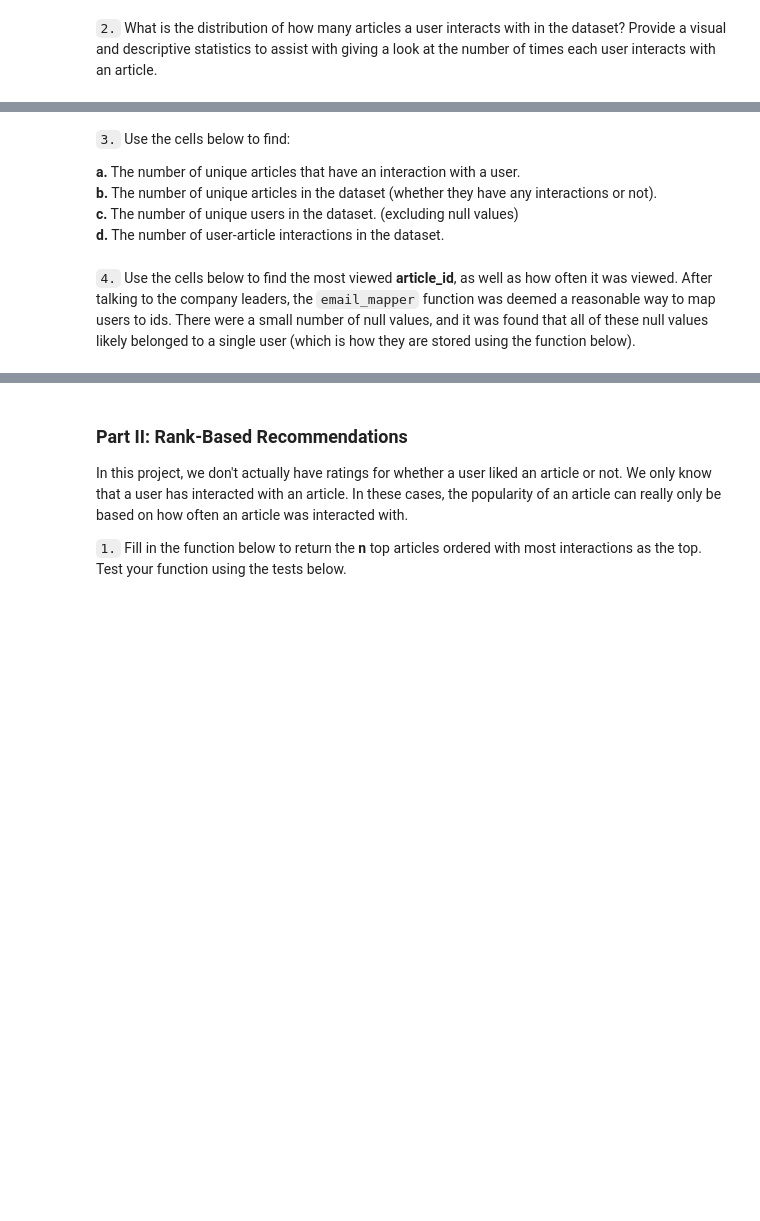
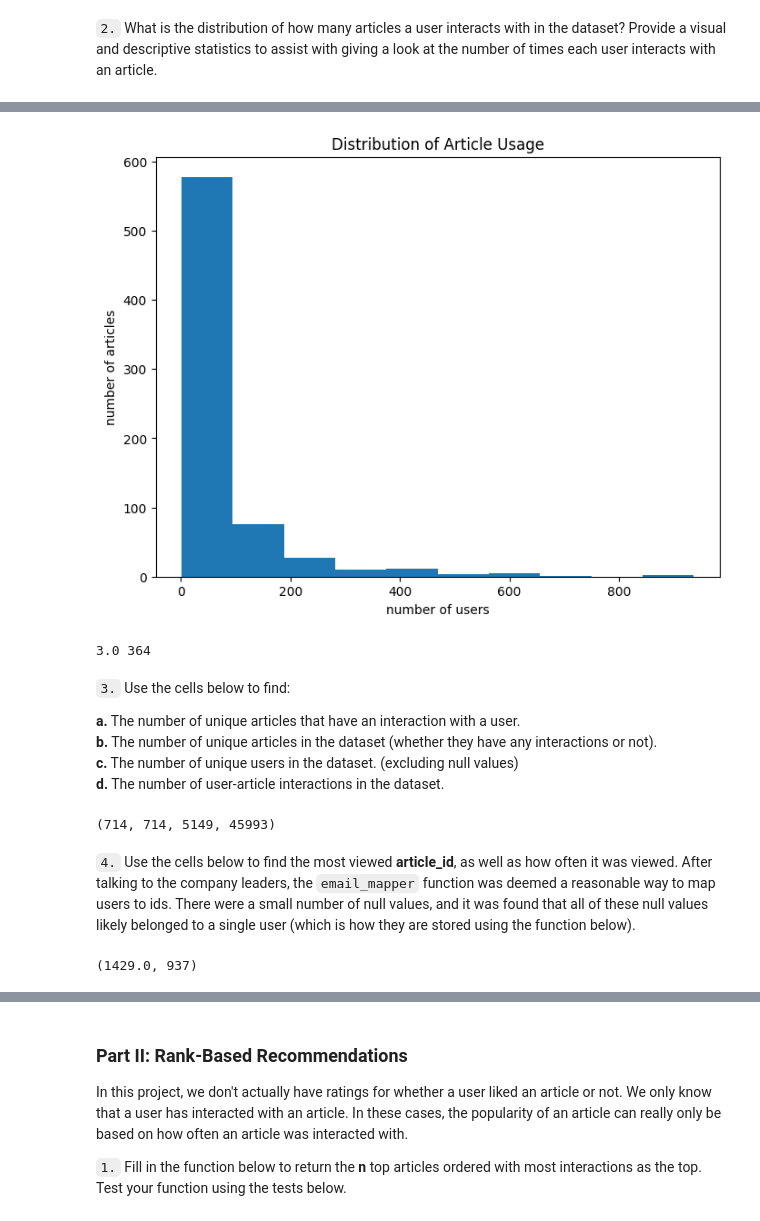
Before and after one commit to pcbinwal/RecommendationSystem_IBM, a Jupyter notebook: Recommendations_with_IBM.ipynb, the cells around one changed output, grey strips where cells are left out. Saved outputs shown, nothing was run; the diff lists cells and outputs as text; code cells hidden in the pictures; blank space fills up the shorter version.

```diff
--- a/Recommendations_with_IBM.ipynb
+++ b/Recommendations_with_IBM.ipynb
@@ -150,15 +137,23 @@ plt.show()
+# %%
+article_interaction=df.groupby('article_id')['email'].count()
 # %%
 # Create a plot of the number of times each article was read
-
+plt.figure(figsize=(8,6))
+article_interaction.plot(kind='hist')
 plt.xlabel('number of users')
 plt.ylabel('number of articles')
 plt.title('Distribution of Article Usage')
 plt.show()
+# %% [output]
+[figure, added]
 # %%
 # Fill in the median and maximum number of user_article interactions below
 
-median_val =  # 50% of individuals interact with ____ number of articles or fewer.
-max_views_by_user =  # The maximum number of user-article interactions by any 1 user is ______.
+median_val = df.groupby('email')['article_id'].count().median() # 50% of individuals interact with __3__ number of articles or fewer.
+max_views_by_user =  df.groupby('email')['article_id'].count().max()# The maximum number of user-article interactions by any 1 user is ___364___.
+print(median_val,max_views_by_user)
+# %% [output]
+3.0 364
 # %% [markdown]
 `3.` Use the cells below to find:
 
@@ -167,15 +162,22 @@ max_views_by_user =  # The maximum number of user-article interactions by any 1
 **c.** The number of unique users in the dataset. (excluding null values) <br>
 **d.** The number of user-article interactions in the dataset.
 # %%
-unique_articles =  # The number of unique articles that have at least one interaction
-total_articles =  # The number of unique articles on the IBM platform
-unique_users =  # The number of unique users
-user_article_interactions =  # The number of user-article interactions
+unique_articles =  df[df.email != "unknown_user"].article_id.nunique()# The number of unique articles that have at least one interaction
+total_articles = df.article_id.nunique() # The number of unique articles on the IBM platform
+unique_users =  df.email.nunique() # The number of unique users
+user_article_interactions =  df.shape[0]# The number of user-article interactions
+unique_articles,total_articles,unique_users, user_article_interactions
+# %% [output]
+(714, 714, 5149, 45993)
 # %% [markdown]
 `4.` Use the cells below to find the most viewed **article_id**, as well as how often it was viewed.  After talking to the company leaders, the `email_mapper` function was deemed a reasonable way to map users to ids.  There were a small number of null values, and it was found that all of these null values likely belonged to a single user (which is how they are stored using the function below).
 # %%
-most_viewed_article_id =  # The most viewed article in the dataset as a string with one value following the decimal
-max_views =  # The most viewed article in the dataset was viewed how many times?
+most_viewed_article_id =  float(df.article_id.value_counts().index[0])# The most viewed article in the dataset as a string with one value following the decimal
+max_views =  df.article_id.value_counts().iloc[0] # The most viewed article in the dataset was viewed how many times?
+most_viewed_article_id, int(max_views)
+# df.article_id.value_counts()
+# %% [output]
+(1429.0, 937)
 # %%
 ## No need to change the code here - this will be helpful for later parts of the notebook
 # Run this cell to map the user email to a user_id column and remove the email column
```
Also changed, not shown: parts of 10 cells of this notebook.
